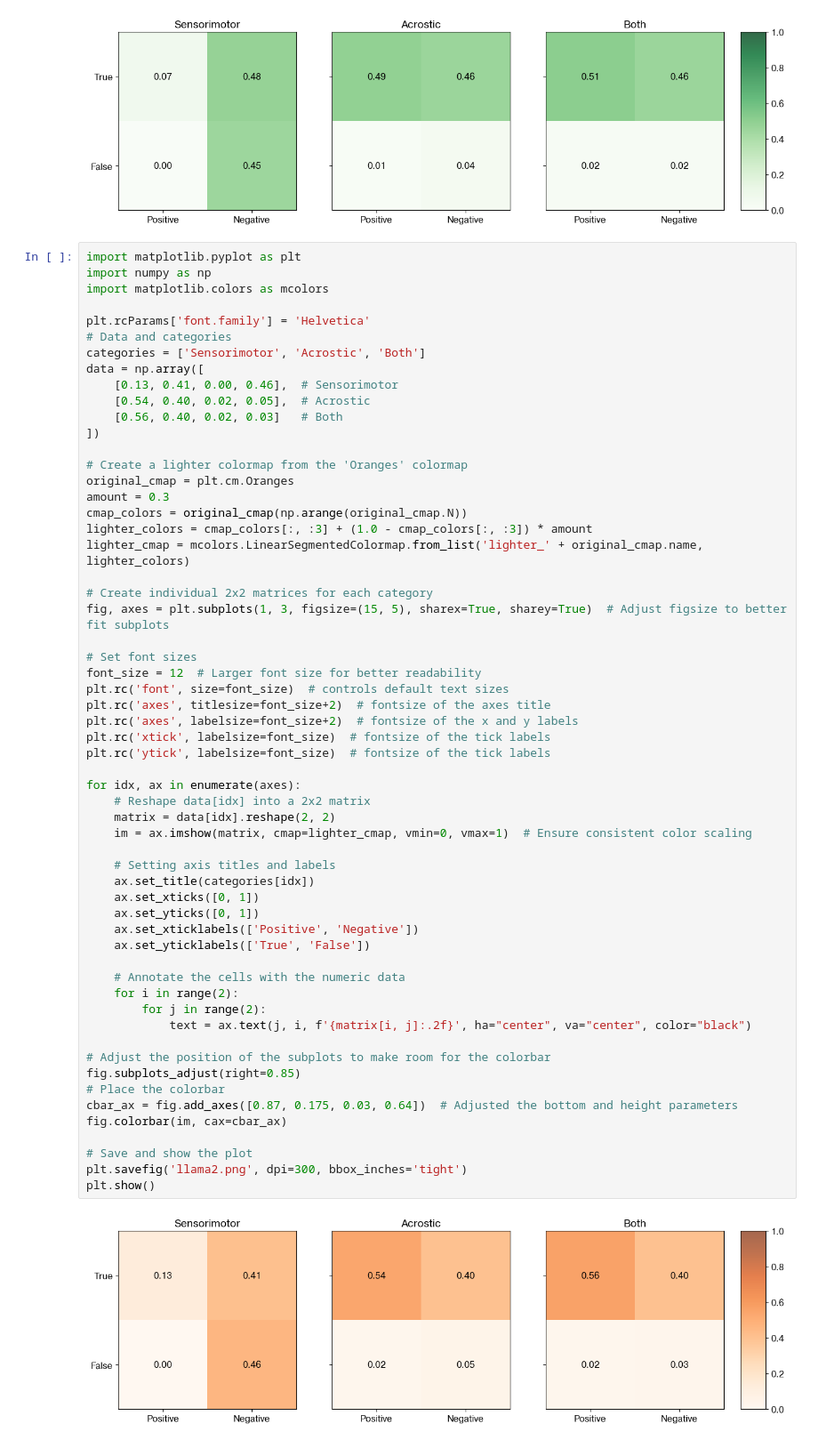
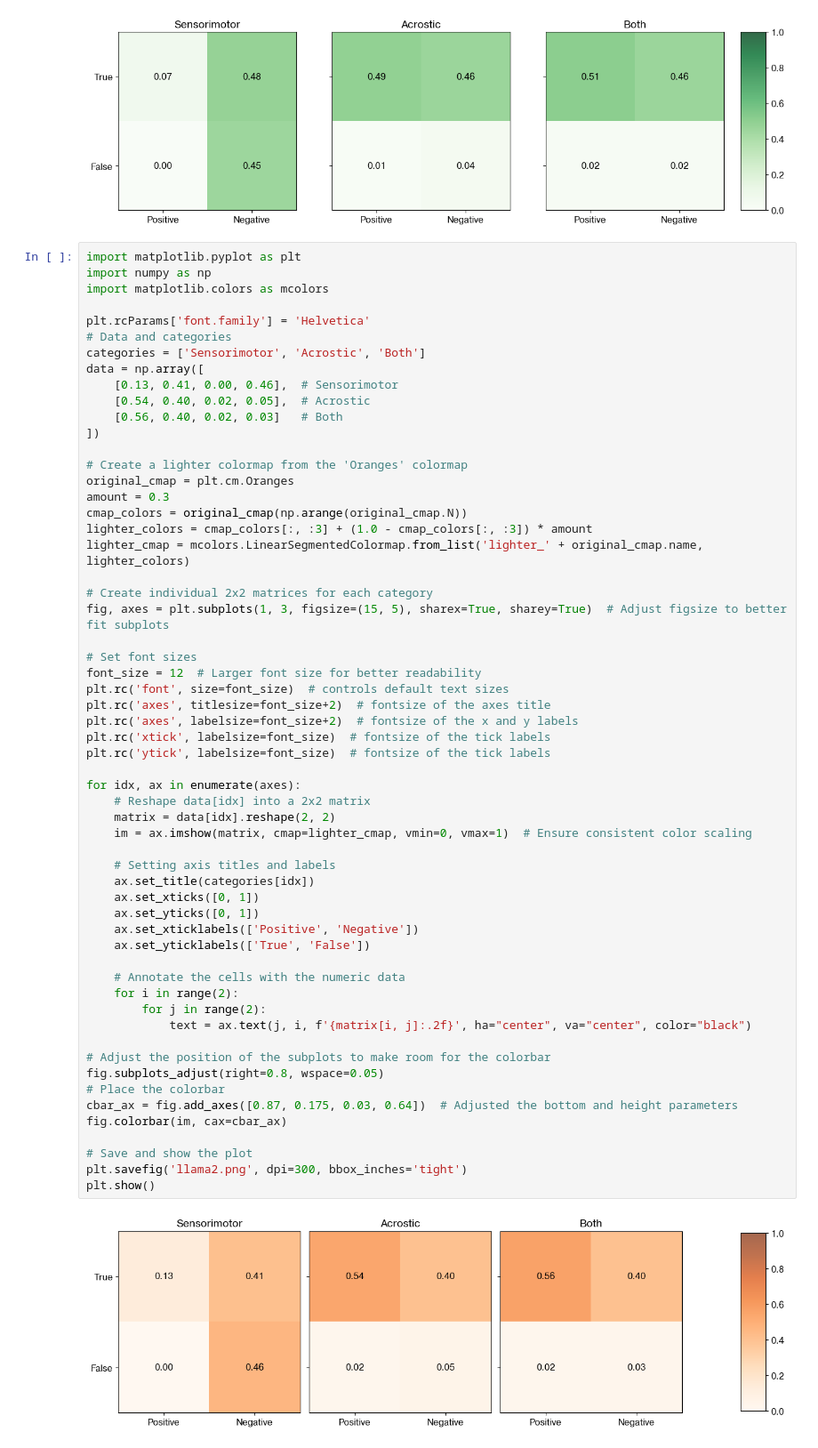
Before and after one commit to CommodoreEU/master-generation, a Jupyter notebook: notebook.ipynb, the cells around one changed output. Shown at 89% size. Saved outputs shown, nothing was run; the diff lists cells and outputs as text.

```diff
--- a/notebook.ipynb
+++ b/notebook.ipynb
@@ -3300,32 +3300,32 @@ plt.rc('axes', titlesize=font_size+2)  # fontsize of the axes title
 plt.rc('axes', labelsize=font_size+2)  # fontsize of the x and y labels
 plt.rc('xtick', labelsize=font_size)  # fontsize of the tick labels
 plt.rc('ytick', labelsize=font_size)  # fontsize of the tick labels
 
 for idx, ax in enumerate(axes):
     # Reshape data[idx] into a 2x2 matrix
     matrix = data[idx].reshape(2, 2)
     im = ax.imshow(matrix, cmap=lighter_cmap, vmin=0, vmax=1)  # Ensure consistent color scaling
 
     # Setting axis titles and labels
     ax.set_title(categories[idx])
     ax.set_xticks([0, 1])
     ax.set_yticks([0, 1])
     ax.set_xticklabels(['Positive', 'Negative'])
     ax.set_yticklabels(['True', 'False'])
 
     # Annotate the cells with the numeric data
     for i in range(2):
         for j in range(2):
             text = ax.text(j, i, f'{matrix[i, j]:.2f}', ha="center", va="center", color="black")
 
 # Adjust the position of the subplots to make room for the colorbar
-fig.subplots_adjust(right=0.85)
+fig.subplots_adjust(right=0.8, wspace=0.05)
 # Place the colorbar
 cbar_ax = fig.add_axes([0.87, 0.175, 0.03, 0.64])  # Adjusted the bottom and height parameters
 fig.colorbar(im, cax=cbar_ax)
 
 # Save and show the plot
 plt.savefig('llama2.png', dpi=300, bbox_inches='tight')
 plt.show()
 # %% [output]
-[figure, old version]
+[figure, new version]
```
Also changed, not shown: parts of 2 cells of this notebook.
